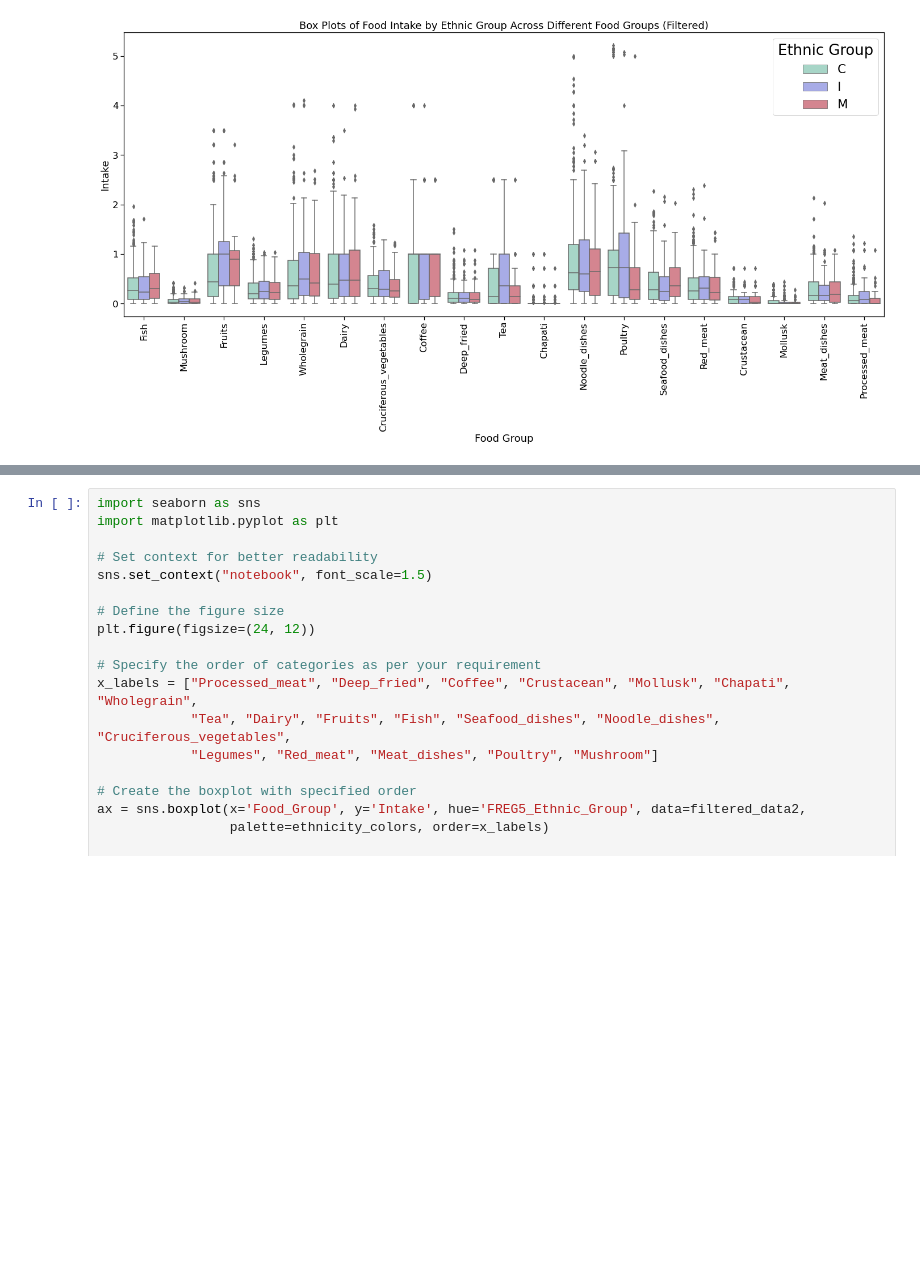
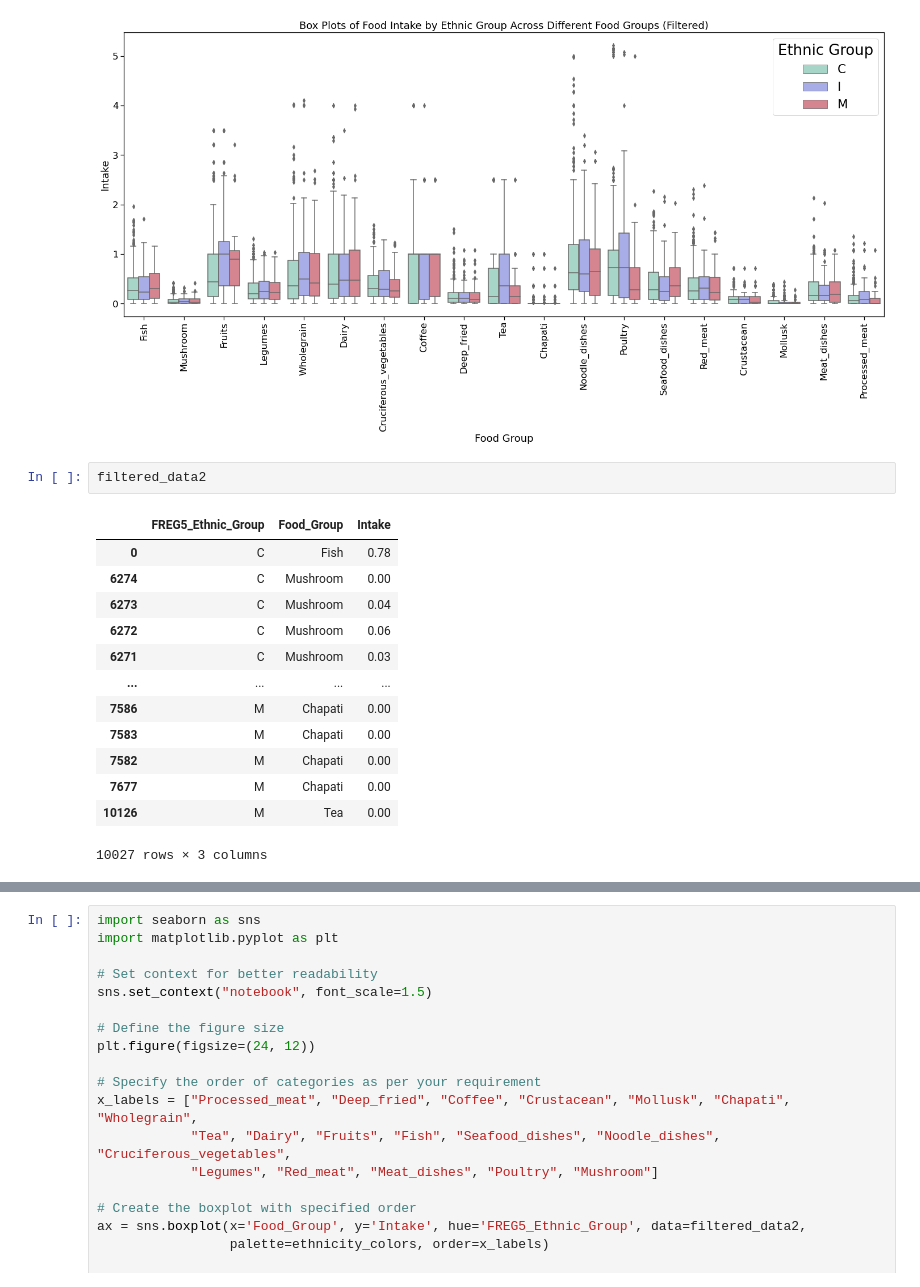
Before and after one commit to jaspershen-lab/HELIOS-project, a Jupyter notebook: 1-code/ruwen/race_food.ipynb, the cells around one changed output, grey strips where cells are left out. Drawn from its saved outputs; the diff is of its cells as text; blank space fills up the shorter version.

```diff
--- a/1-code/ruwen/race_food.ipynb
+++ b/1-code/ruwen/race_food.ipynb
@@ -295,3 +295,19 @@ plt.subplots_adjust(bottom=0.3)  # Adjust the bottom margin to give more space f
 plt.show()
 # %% [output]
 [figure]
+# %%
+filtered_data2
+# %% [output]
+|  | FREG5_Ethnic_Group | Food_Group | Intake |
+| 0 | C | Fish | 0.78 |
+| 6274 | C | Mushroom | 0.00 |
+| 6273 | C | Mushroom | 0.04 |
+| 6272 | C | Mushroom | 0.06 |
+| 6271 | C | Mushroom | 0.03 |
+| ... | ... | ... | ... |
+| 7586 | M | Chapati | 0.00 |
+| 7583 | M | Chapati | 0.00 |
+| 7582 | M | Chapati | 0.00 |
+| 7677 | M | Chapati | 0.00 |
+| 10126 | M | Tea | 0.00 |
+10027 rows × 3 columns
```
Also changed, not shown: parts of 3 cells of this notebook, 2 other files.
